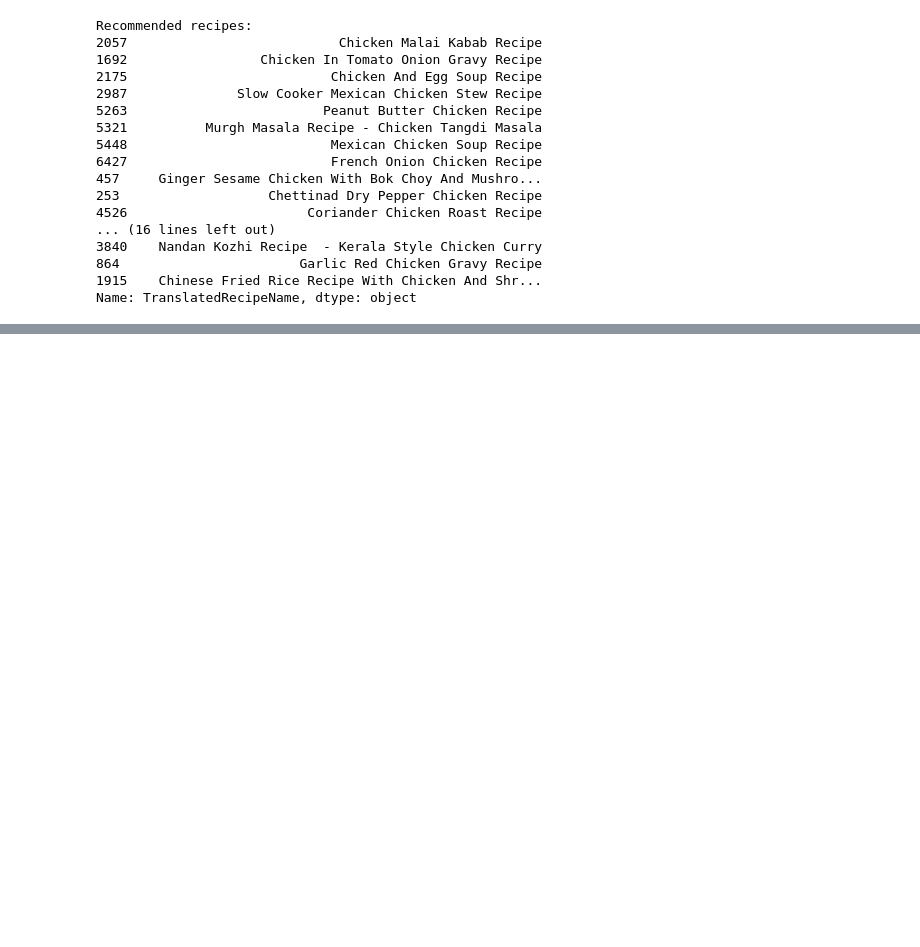
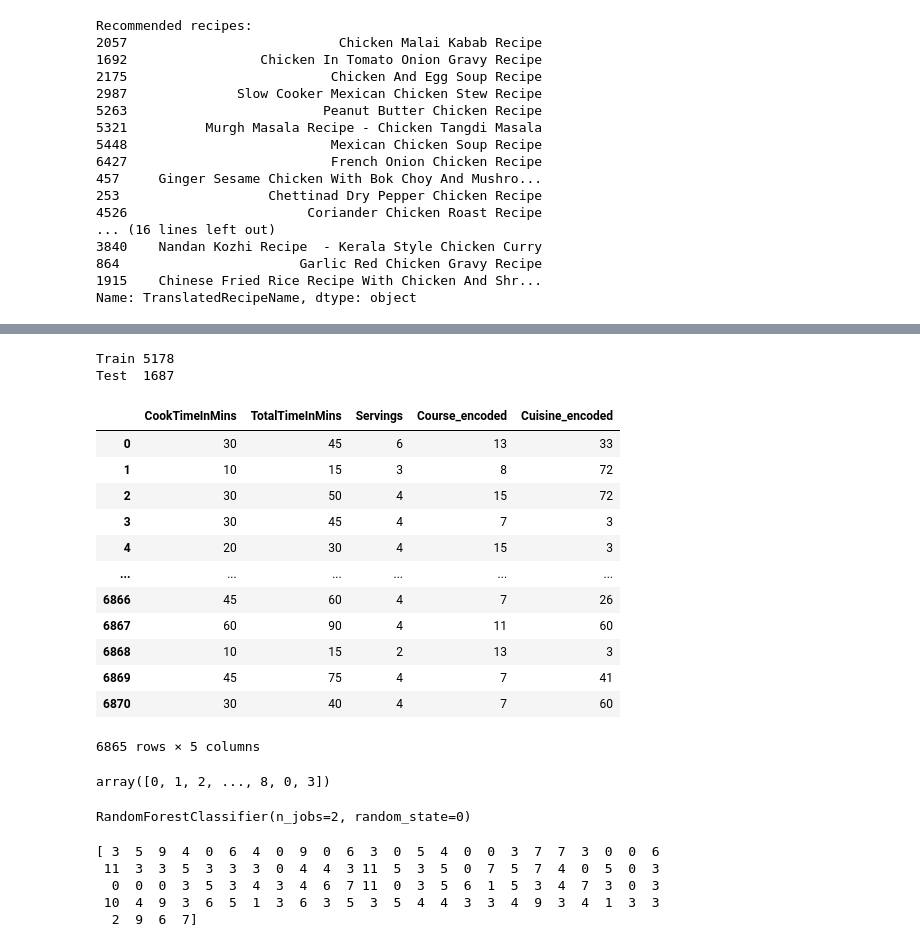
Before and after one commit to Ar-Srivas/MoodBasedFood, a Jupyter notebook: Moodbasdfood.ipynb, the cells around one changed output, grey strips where cells are left out. Saved outputs shown, nothing was run; the diff lists cells and outputs as text; code cells hidden in the pictures; blank space fills up the shorter version.

Commit message:
attempt 2 with random forest

```diff
--- a/Moodbasdfood.ipynb
+++ b/Moodbasdfood.ipynb
@@ -75,3 +64,9 @@ Recommended recipes:
 864                       Garlic Red Chicken Gravy Recipe
 1915    Chinese Fried Rice Recipe With Chicken And Shr...
 Name: TranslatedRecipeName, dtype: object
+# %%
+from sklearn.preprocessing import LabelEncoder
+Lableencoder = LabelEncoder()
+le=LabelEncoder()
+data['Course_encoded'] = Lableencoder.fit_transform(data['Course'])
+data['Cuisine_encoded']= le.fit_transform(data['Cuisine'])
@@ -77,0 +87,3 @@ Name: TranslatedRecipeName, dtype: object
+# %%
+data['is_train']=np.random.uniform(0,1,len(data))<=.75
+data.head()
@@ -77,0 +97,55 @@ Name: TranslatedRecipeName, dtype: object
+# %%
+train , test = data[data['is_train']==True], data[data['is_train']==False]
+print('Train', len(train))
+print('Test ', len(test))
+# %% [output]
+Train 5178
+Test  1687
+# %%
+features = ['CookTimeInMins', 'TotalTimeInMins', 'Servings','Course_encoded','Cuisine_encoded']
+selected_data = data[features]
+
+selected_data
+# %% [output]
+|  | CookTimeInMins | TotalTimeInMins | Servings | Course_encoded | Cuisine_encoded |
+| 0 | 30 | 45 | 6 | 13 | 33 |
+| 1 | 10 | 15 | 3 | 8 | 72 |
+| 2 | 30 | 50 | 4 | 15 | 72 |
+| 3 | 30 | 45 | 4 | 7 | 3 |
+| 4 | 20 | 30 | 4 | 15 | 3 |
+| ... | ... | ... | ... | ... | ... |
+| 6866 | 45 | 60 | 4 | 7 | 26 |
+| 6867 | 60 | 90 | 4 | 11 | 60 |
+| 6868 | 10 | 15 | 2 | 13 | 3 |
+| 6869 | 45 | 75 | 4 | 7 | 41 |
+| 6870 | 30 | 40 | 4 | 7 | 60 |
+6865 rows × 5 columns
+# %%
+y= pd.factorize(train['Course_encoded'])[0]
+y
+# %% [output]
+array([0, 1, 2, ..., 8, 0, 3])
+# %%
+# Check if features has only one element
+if len(features) == 1:
+    selected_data = train[features[0]]
+else:
+    selected_data = train[features]  # No need for to_frame() here
+
+
+
+clf=RandomForestClassifier(n_jobs=2, random_state=0)
+y, _ = pd.factorize(train['Course_encoded'])  # Extract only the encoded labels (y)
+clf.fit(selected_data, y)
+# %% [output]
+RandomForestClassifier(n_jobs=2, random_state=0)
+# %%
+vAL = clf.predict(test[features])
+
+print(vAL[:100])
+# %% [output]
+[ 3  5  9  4  0  6  4  0  9  0  6  3  0  5  4  0  0  3  7  7  3  0  0  6
+ 11  3  3  5  3  3  3  0  4  4  3 11  5  3  5  0  7  5  7  4  0  5  0  3
+  0  0  0  3  5  3  4  3  4  6  7 11  0  3  5  6  1  5  3  4  7  3  0  3
+ 10  4  9  3  6  5  1  3  6  3  5  3  5  4  4  3  3  4  9  3  4  1  3  3
+  2  9  6  7]
```
Also changed, not shown: parts of 10 cells of this notebook, 1 other file.
